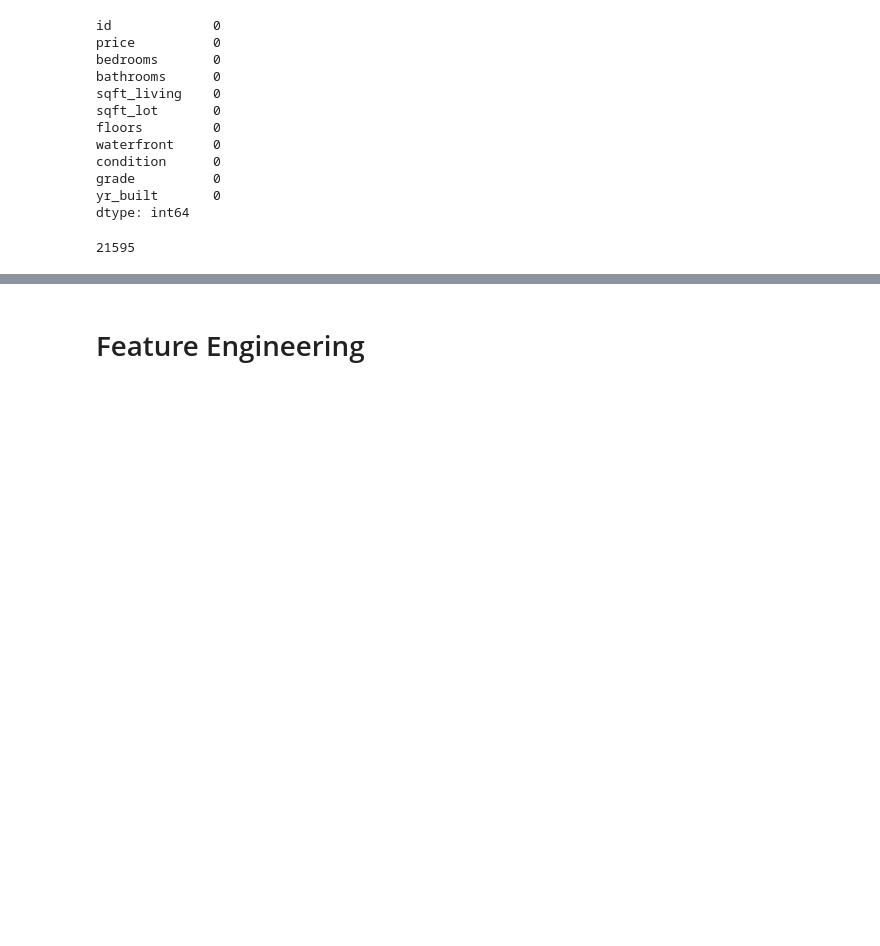
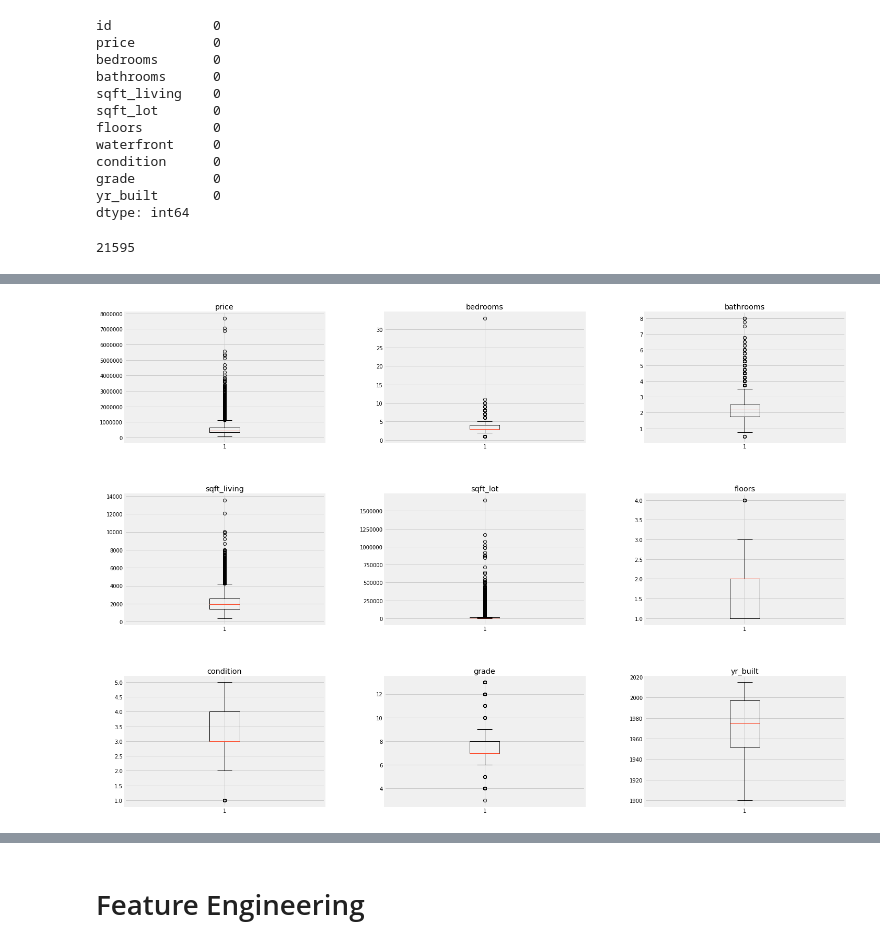
Before and after one commit to Louis-Bad/dsc-mod-2-project-v2-1, a Jupyter notebook: student.ipynb, the cells around one changed output, grey strips where cells are left out. Saved outputs shown, nothing was run; the diff lists cells and outputs as text; code cells hidden in the pictures; blank space fills up the shorter version.

```diff
--- a/student.ipynb
+++ b/student.ipynb
@@ -193,0 +156,40 @@ axs[1, 1].set_ylabel('Frequency', fontsize=20)
+# %%
+# Using box plots to identify outliers that should not be there or any extreme values that should be there but still
+# need to be taken into consideration
+
+fig, axs = plt.subplots(3, 3, figsize=(22,15))
+fig.subplots_adjust(wspace=0.3, hspace=0.4, top=1)
+
+#1st row
+axs[0,0].boxplot(df['price'])
+axs[0,0].set_title('price')
+
+axs[0,1].boxplot(df['bedrooms'])
+axs[0,1].set_title('bedrooms')
+
+axs[0,2].boxplot(df['bathrooms'])
+axs[0,2].set_title('bathrooms')
+
+# 2nd row
+axs[1,0].boxplot(df['sqft_living'])
+axs[1,0].set_title('sqft_living')
+
+axs[1,1].boxplot(df['sqft_lot'])
+axs[1,1].set_title('sqft_lot')
+
+axs[1,2].boxplot(df['floors'])
+axs[1,2].set_title('floors')
+
+# 3rd row
+axs[2,0].boxplot(df['condition'])
+axs[2,0].set_title('condition')
+
+axs[2,1].boxplot(df['grade'])
+axs[2,1].set_title('grade')
+
+axs[2,2].boxplot(df['yr_built'])
+axs[2,2].set_title('yr_built')
+
+plt.show();
+# %% [output]
+[figure, added]
```
Also changed, not shown: parts of 36 cells of this notebook.
